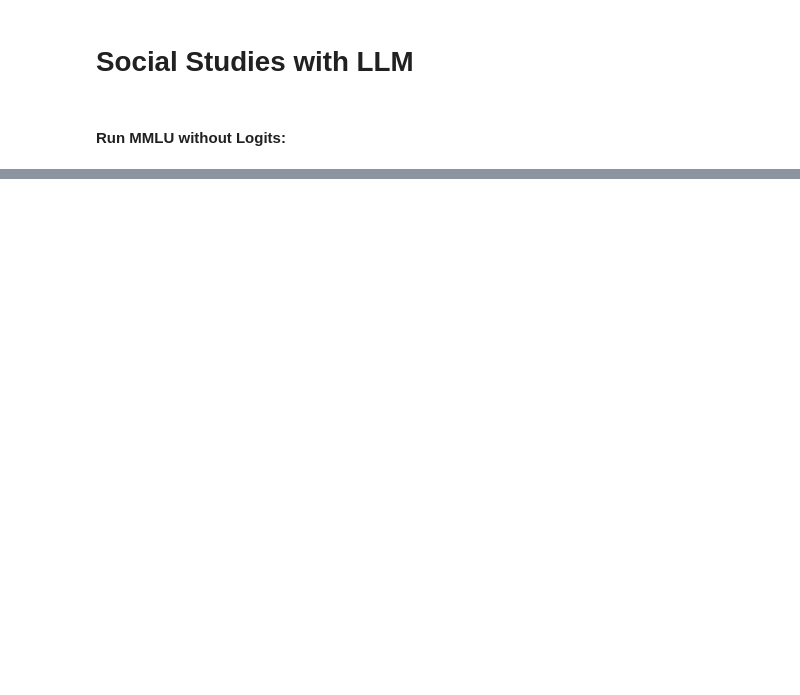
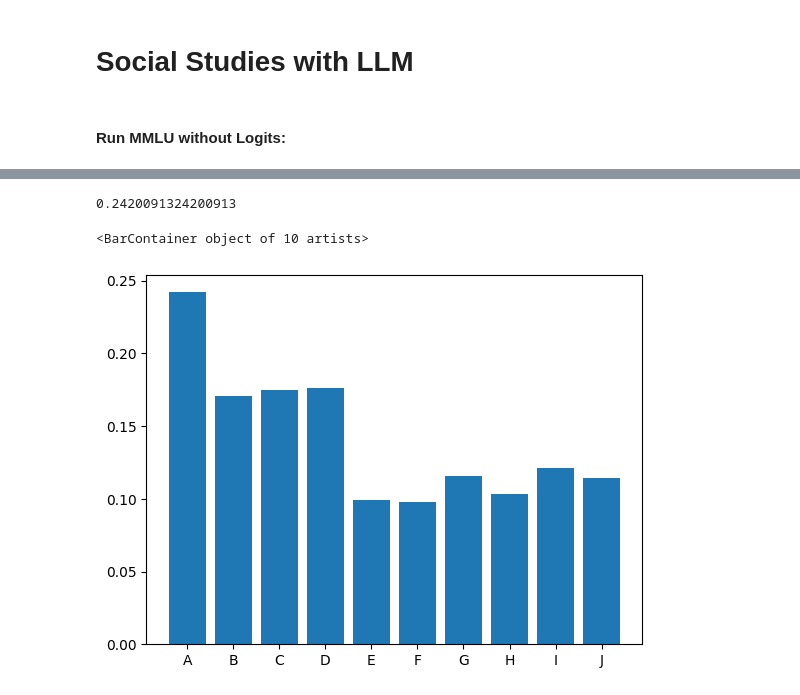
Before and after one commit to XfensorX/Beyond-Multi-Agent-Debate, a Jupyter notebook: social_studies/social_studies.ipynb, the cells around one changed output, grey strips where cells are left out. Cells and saved outputs as stored; diff of their text form; code cells hidden in the pictures; blank space fills up the shorter version.

```diff
--- a/social_studies/social_studies.ipynb
+++ b/social_studies/social_studies.ipynb
@@ -52,3 +193,5 @@ KeyboardInterrupt:
 # %%
-total_accuracy.accuracy
+results = analyse_results(
+    "/Users/philipp/Documents/Studium/Informatik/Masterthesis/Repository/social_studies/test.json"
+)
 # %% [output]
@@ -55,0 +215,14 @@ total_accuracy.accuracy
+# %%
+results["total"].precision_answered("A")
+# %% [output]
+0.2420091324200913
+# %%
+import matplotlib.pyplot as plt
+
+data = {}
+for l in results["total"].labels:
+    data[l] = results["total"].precision_answered(l)
+plt.bar(data.keys(), data.values())
+# %% [output]
+<BarContainer object of 10 artists>
+[figure, added]
```
Also changed, not shown: parts of 12 cells of this notebook, 4 other files.
